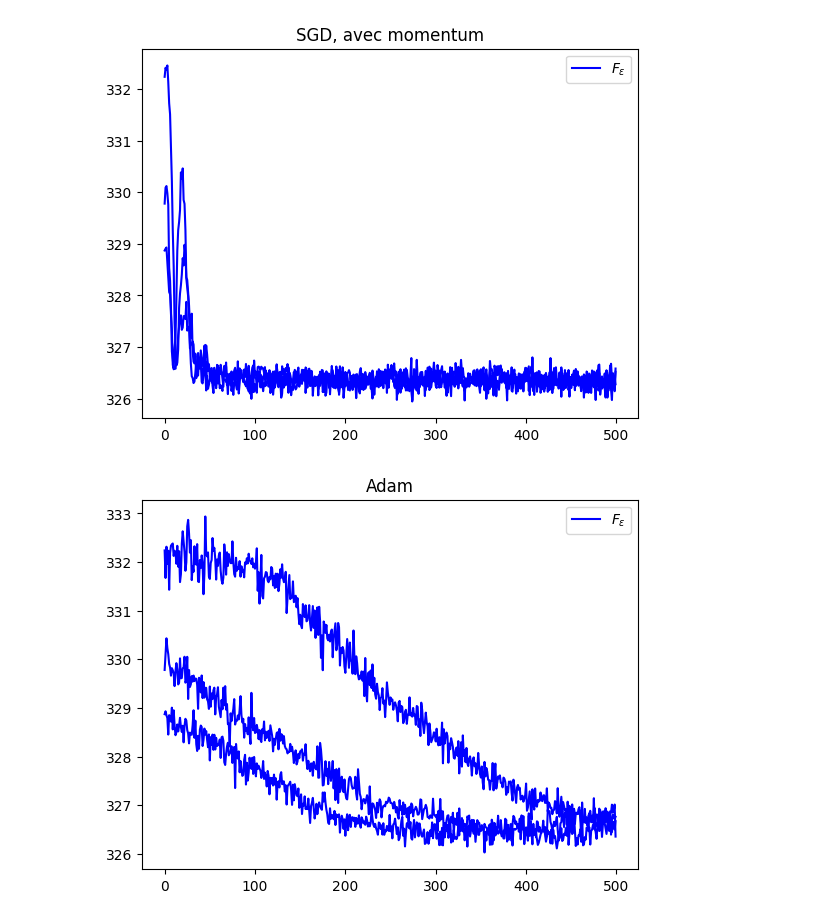
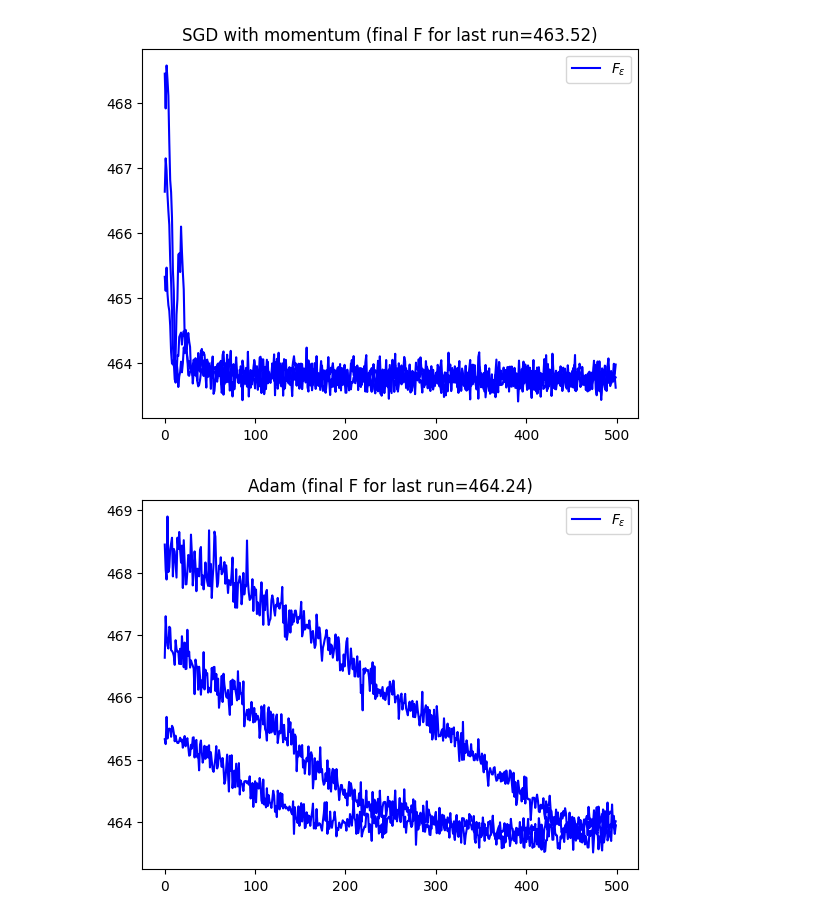
Before and after one commit to rtavenar/dgswp, a Jupyter notebook: grad_desc_torch.ipynb, the cells around one changed output. Cells and saved outputs as stored; diff of their text form; code cells hidden in the pictures.

```diff
--- a/grad_desc_torch.ipynb
+++ b/grad_desc_torch.ipynb
@@ -25,13 +29,11 @@ def draw_samples(n, d):
 # %%
-from losses import F_eps
+from losses import F_eps, F
 from torch.optim import SGD, Adam
 
 n = 100
 epsilon = .1
 n_samples = 10
 d = 3
-# p = 1 # W_1
-p = 2 # W_2^2
 x, y = draw_samples(n, d)
 learning_rate = 0.005
 n_iter = 500
@@ -48,7 +50,8 @@ for id_rep in range(n_reps):
     for i in range(n_iter):
         with torch.no_grad():
             theta /= torch.norm(theta)
-        loss = F_eps(theta, x, y, p, n_samples, epsilon)
+        loss = F_eps(theta, x, y,
+                     fun=F, n_samples=n_samples, epsilon=epsilon)
         loss.backward()
         losses[id_rep].append(loss.item())
         optimizer.step()
@@ -56,5 +59,6 @@ for id_rep in range(n_reps):
 for l in losses.values():
     plt.plot(l, color='b')
 plt.legend(["$F_{\\varepsilon}$"])
-plt.title("SGD, pas de momentum");
+plt.title(f"SGD without momentum (final F for last run={float(F(x, y, theta)):.2f})");
+print()
 # %% [output]
@@ -71,7 +75,8 @@ for id_rep in range(n_reps):
     for i in range(n_iter):
         with torch.no_grad():
             theta /= torch.norm(theta)
-        loss = F_eps(theta, x, y, p, n_samples, epsilon)
+        loss = F_eps(theta, x, y,
+                     fun=F, n_samples=n_samples, epsilon=epsilon)
         loss.backward()
         losses[id_rep].append(loss.item())
         optimizer.step()
@@ -79,29 +84,30 @@ for id_rep in range(n_reps):
 for l in losses.values():
     plt.plot(l, color='b')
 plt.legend(["$F_{\\varepsilon}$"])
-plt.title("SGD, avec momentum");
+plt.title(f"SGD with momentum (final F for last run={float(F(x, y, theta)):.2f})");
 # %% [output]
-[figure, old version]
+[figure, new version]
 # %%
 torch.manual_seed(common_seed)
 np.random.seed(common_seed)
 
 losses = {}
 for id_rep in range(n_reps):
     losses[id_rep] = []
     theta = torch.randn(d, requires_grad=True)
     optimizer = Adam([theta], lr=0.001)
     for i in range(n_iter):
         with torch.no_grad():
             theta /= torch.norm(theta)
-        loss = F_eps(theta, x, y, p, n_samples, epsilon)
+        loss = F_eps(theta, x, y,
+                     fun=F, n_samples=n_samples, epsilon=epsilon)
         loss.backward()
         losses[id_rep].append(loss.item())
         optimizer.step()
 
 for l in losses.values():
     plt.plot(l, color='b')
 plt.legend(["$F_{\\varepsilon}$"])
-plt.title("Adam");
+plt.title(f"Adam (final F for last run={float(F(x, y, theta)):.2f})");
 # %% [output]
-[figure, old version]
+[figure, new version]
```
Also changed, not shown: parts of 5 cells of this notebook, 1 other file.
